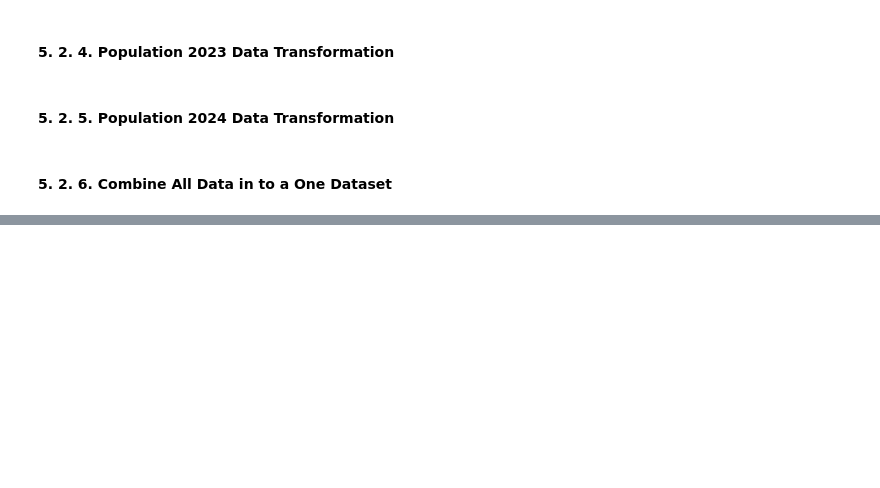
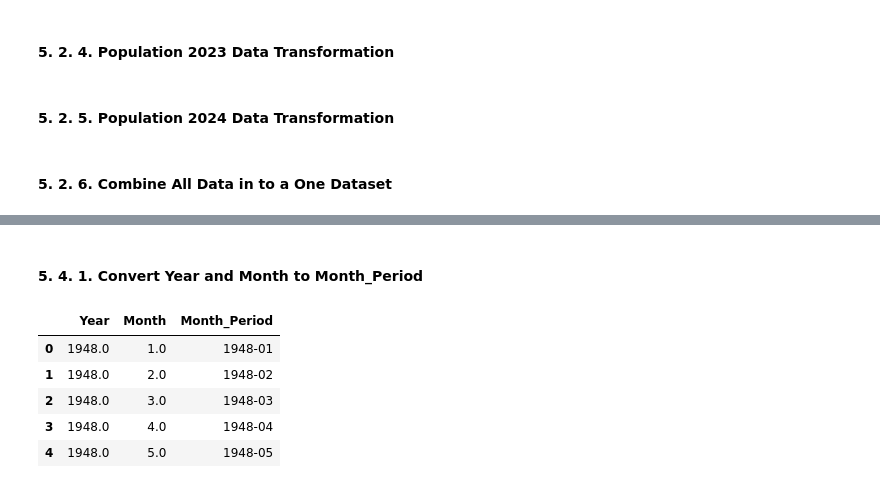
Before and after one commit to Sevinda-Herath/Predictive-Policing-in-the-London-Metropolitan-Police-District, a Jupyter notebook: main.ipynb, the cells around one changed output, grey strips where cells are left out. Saved outputs shown, nothing was run; the diff lists cells and outputs as text; code cells hidden in the pictures; blank space fills up the shorter version.

```diff
--- a/main.ipynb
+++ b/main.ipynb
@@ -675,0 +737,16 @@ combined_population.to_csv("Datasets/Processed-Data/Population-Data/Population_C
+# %% [markdown]
+#### 5. 4. 1. Convert Year and Month to Month_Period
+# %%
+# Convert Year and Month to Month_Period
+weather_data["Month_Period"] = pd.to_datetime(
+    weather_data["Year"].astype(int).astype(str) + "-" + weather_data["Month"].astype(int).astype(str).str.zfill(2),
+    format="%Y-%m"
+).dt.to_period("M")
+weather_data[["Year", "Month", "Month_Period"]].head()
+# %% [output]
+|  | Year | Month | Month_Period |
+| 0 | 1948.0 | 1.0 | 1948-01 |
+| 1 | 1948.0 | 2.0 | 1948-02 |
+| 2 | 1948.0 | 3.0 | 1948-03 |
+| 3 | 1948.0 | 4.0 | 1948-04 |
+| 4 | 1948.0 | 5.0 | 1948-05 |
```
Also changed, not shown: parts of 18 cells of this notebook, 3 other files.
